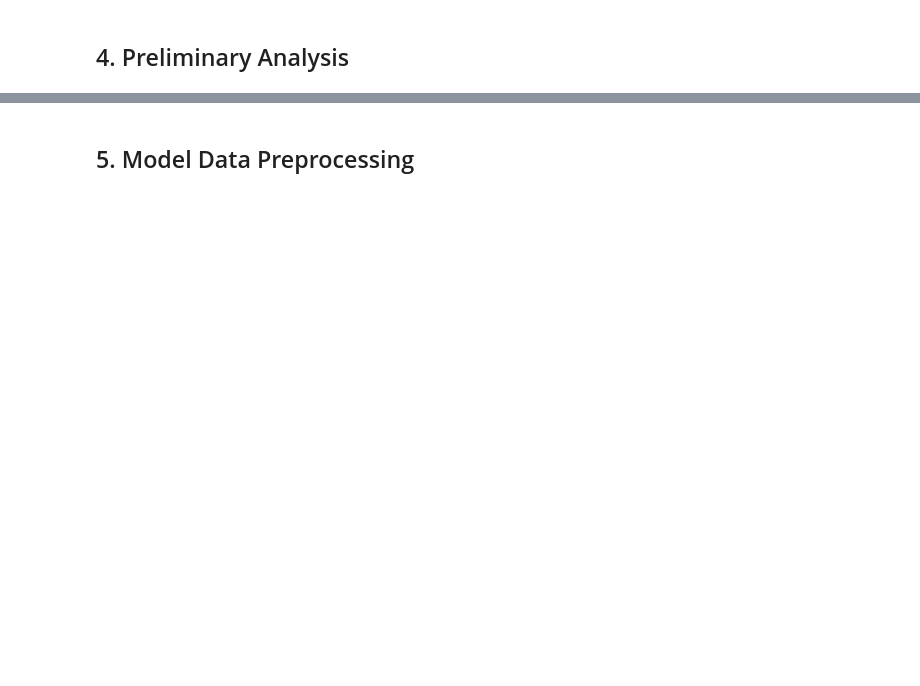
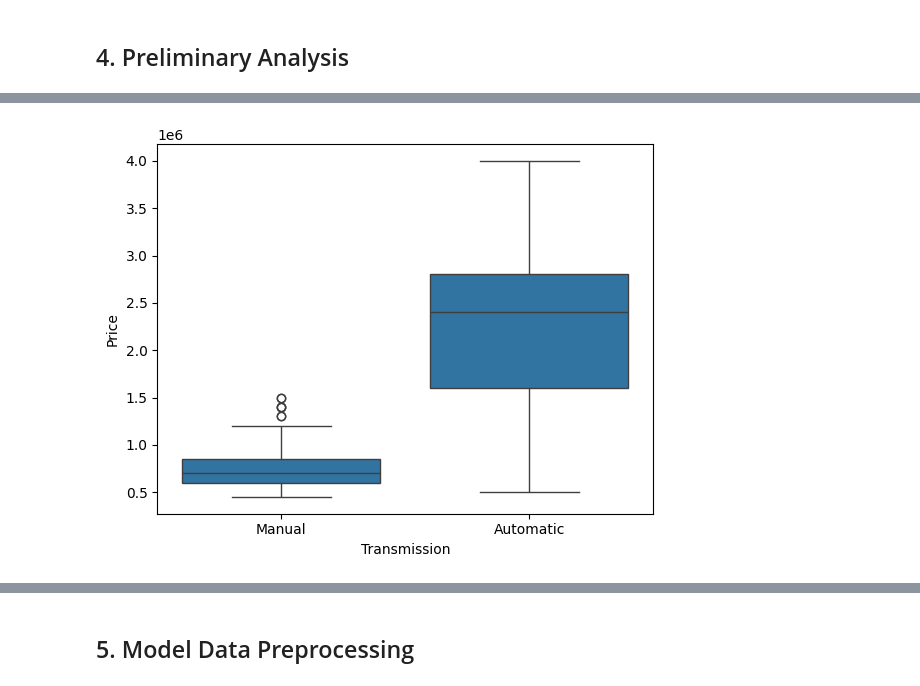
Before and after one commit to austinabraham23/stat207finalproject, a Jupyter notebook: austin/Final_Project_AustinCopy.ipynb, the cells around one changed output, grey strips where cells are left out. Cells and saved outputs as stored; diff of their text form; code cells hidden in the pictures; blank space fills up the shorter version.

```diff
--- a/austin/Final_Project_AustinCopy.ipynb
+++ b/austin/Final_Project_AustinCopy.ipynb
@@ -87,0 +125,6 @@ plt.show()
+# %%
+#Tranmission and Price
+sns.boxplot(x='Transmission', y='Price', data=df)
+plt.show()
+# %% [output]
+[figure, added]
```
Also changed, not shown: parts of 41 cells of this notebook.
